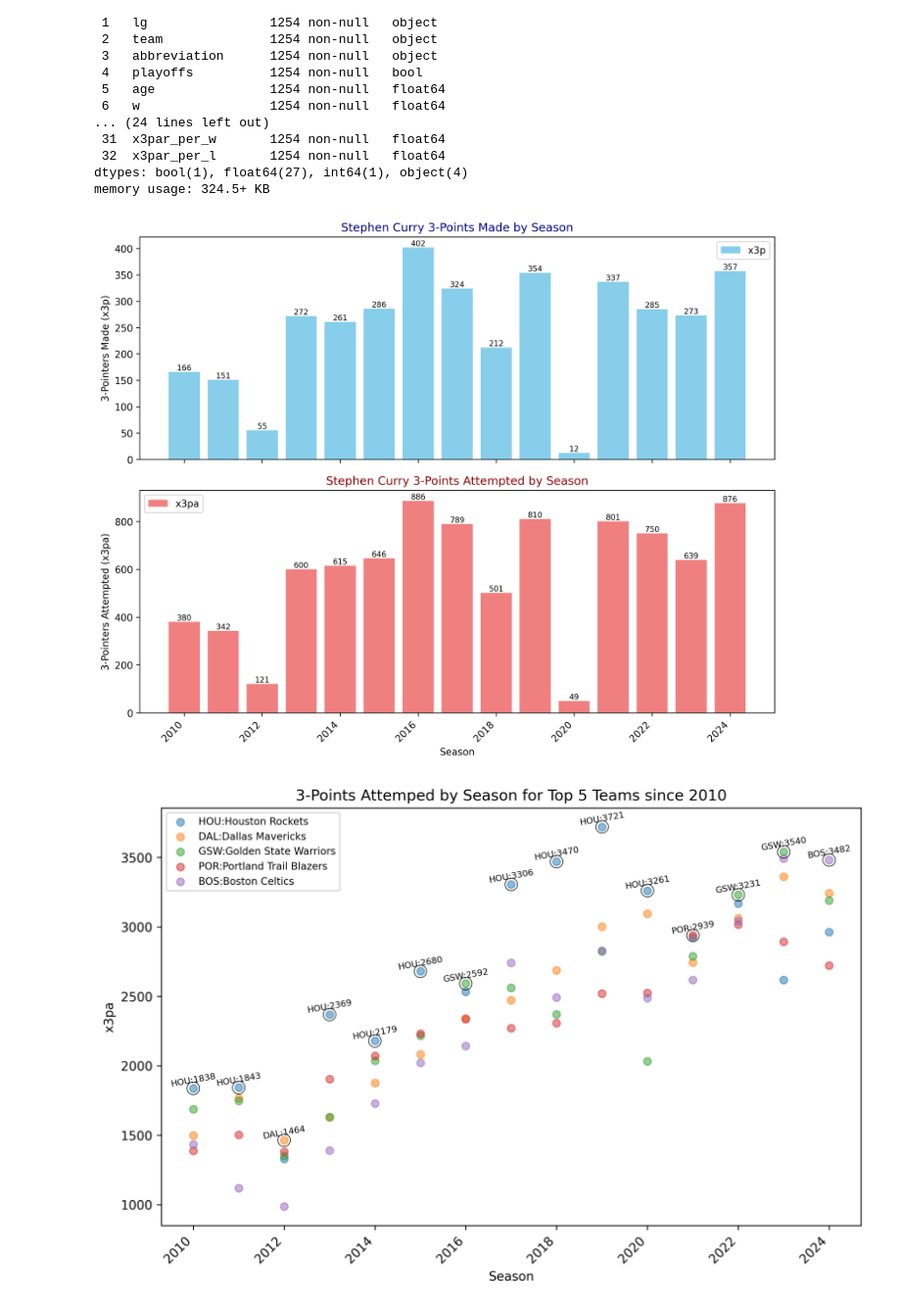
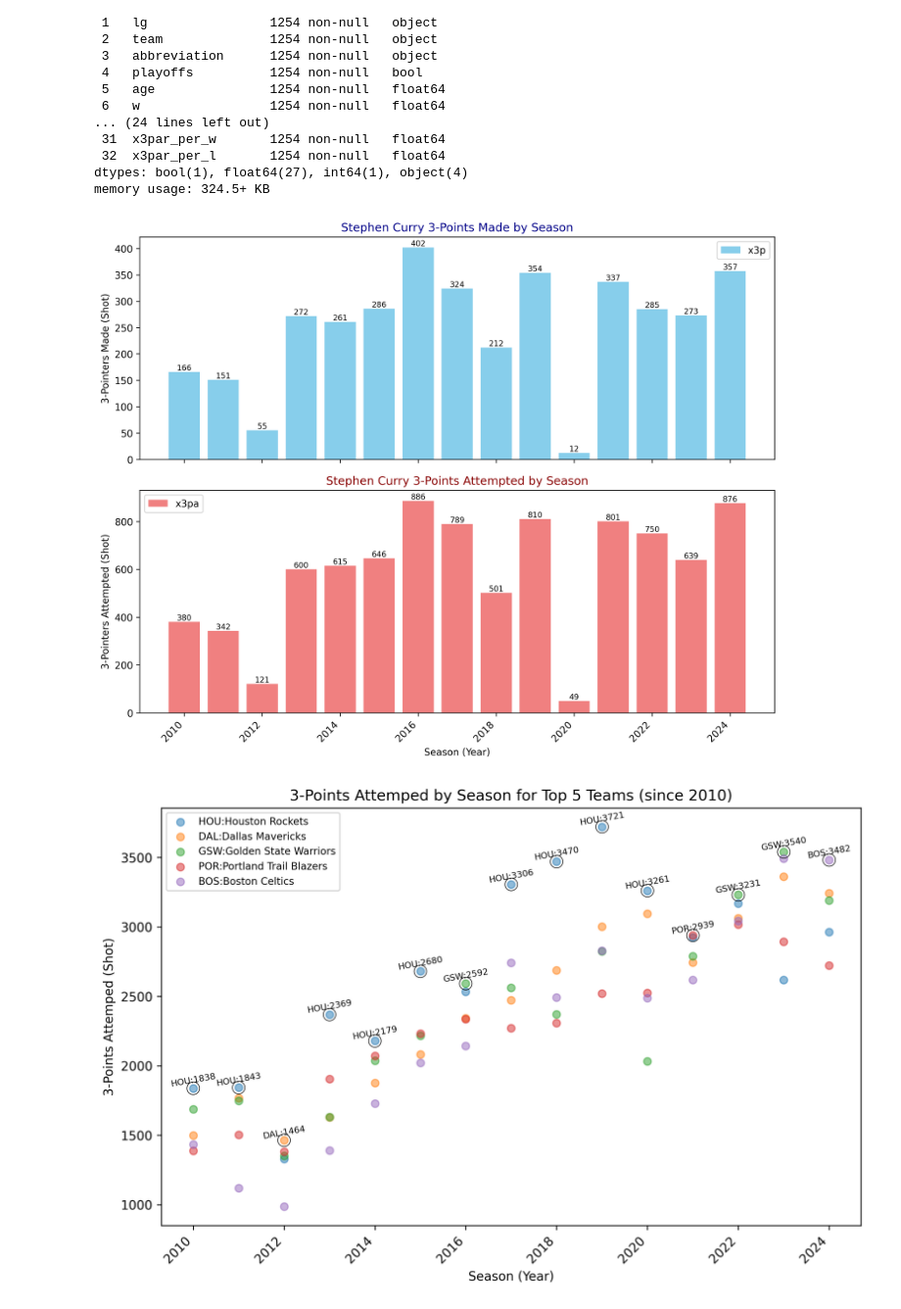
Before and after one commit to ThiwakornC/Spotter-NBA, a Jupyter notebook: Spotter_NBAStats_Main.ipynb, the cells around one changed output. Shown: that part at 98% size. Saved outputs shown, nothing was run; the diff lists cells and outputs as text; code cells hidden in the pictures.

```diff
--- a/Spotter_NBAStats_Main.ipynb
+++ b/Spotter_NBAStats_Main.ipynb
@@ -92,7 +92,7 @@ fig, axes = plt.subplots(2, 1, figsize=(10, 8), sharex=True, dpi=300)
 
 # Plot x3p on axes1 with values on bars
 bars1 = axes[0].bar(grouped_x3p.index, grouped_x3p.values, color='skyblue', label='x3p')
-axes[0].set_ylabel('3-Pointers Made (x3p)')
+axes[0].set_ylabel('3-Pointers Made (Shot)')
 axes[0].set_title('Stephen Curry 3-Points Made by Season', color='darkblue')
 axes[0].legend()
 
@@ -103,8 +103,8 @@ for bar in bars1:
 
 # Plot x3pa on axes2 with values on bars
 bars2 = axes[1].bar(grouped_x3pa.index, grouped_x3pa.values, color='lightcoral', label='x3pa')
-axes[1].set_xlabel('Season')
-axes[1].set_ylabel('3-Pointers Attempted (x3pa)')
+axes[1].set_xlabel('Season (Year)')
+axes[1].set_ylabel('3-Pointers Attempted (Shot)')
 axes[1].set_title('Stephen Curry 3-Points Attempted by Season', color='darkred')
 axes[1].legend()
 
@@ -120,7 +120,7 @@ plt.xticks(rotation=45, ha='right')
 plt.tight_layout()
 plt.show()
 # %% [output]
-[figure, old version]
+[figure, new version]
 # %%
 # Filter data for seasons since 2010
 filtered_df = df_teamtotal[df_teamtotal['season'] >= 2010]
@@ -150,34 +150,34 @@ legend_handles = {}
 for team in top_5_teams:
     team_data = filtered_df[filtered_df['team'] == team]
     abbreviation = team_abbreviations.get(team, team)  # Get the abbreviation for the team
     scatter = plt.scatter(team_data['season'], team_data['x3pa'], label=abbreviation, alpha=0.5)
 
     # Store the handle and color in the dictionary
     legend_handles[f"{abbreviation}:{team}"] = scatter
 
 
 # Plot the highest x3pa points with border and x3pa:abbreviation
 for index, row in highest_x3pa_each_season.iterrows():
     abbreviation = team_abbreviations.get(row['team'], row['team'])
     plt.scatter(row['season'], row['x3pa'], linewidths=0.5, s=100,
                 edgecolors='black', facecolors='none')  # Highlight with black border
     text = f"{abbreviation}:{int(row['x3pa'])}"  # Format as x3pa:abbreviation
     plt.text(row['season'], row['x3pa'], text, ha='center', va='bottom', rotation=10,size=7)
 
 # Add labels and title
-plt.xlabel('Season')
-plt.ylabel('x3pa')
-plt.title('3-Points Attemped by Season for Top 5 Teams since 2010')
+plt.xlabel('Season (Year)')
+plt.ylabel('3-Points Attemped (Shot)')
+plt.title('3-Points Attemped by Season for Top 5 Teams (since 2010)')
 
 # Rotate x-axis labels for better readability
 plt.xticks(rotation=45, ha='right')
 
 # Create the legend with matching colors
 legend_labels = list(legend_handles.keys())
 handles = list(legend_handles.values())
 plt.legend(handles, legend_labels, loc='best',fontsize=8)  # Use stored handles and labels
 
 # Show the plot
 plt.show()
 # %% [output]
-[figure, old version]
+[figure, new version]
```
